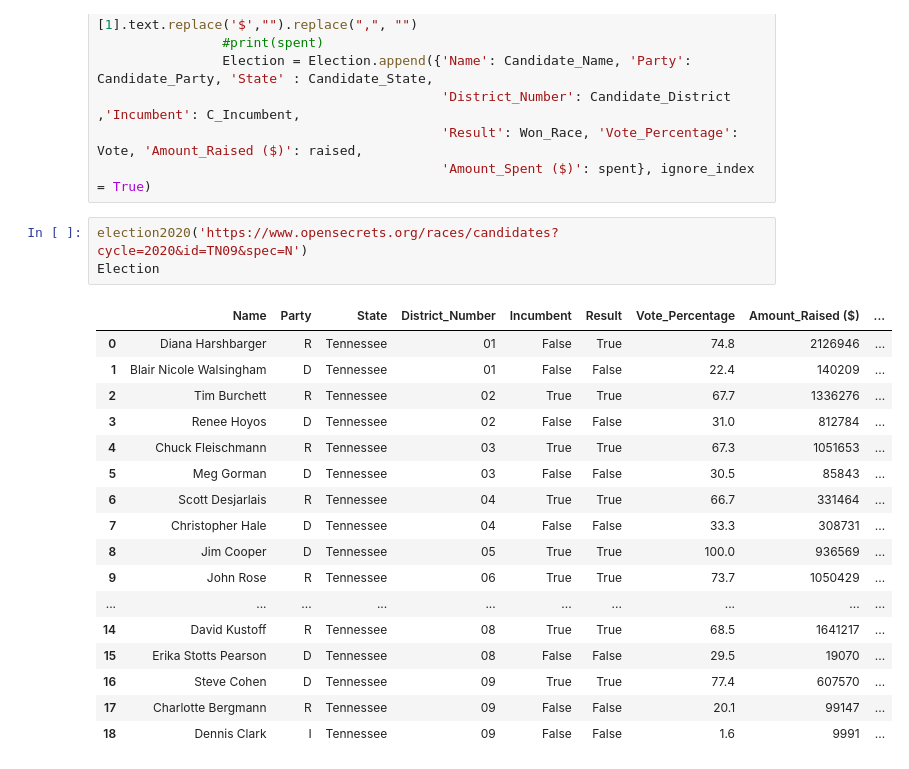
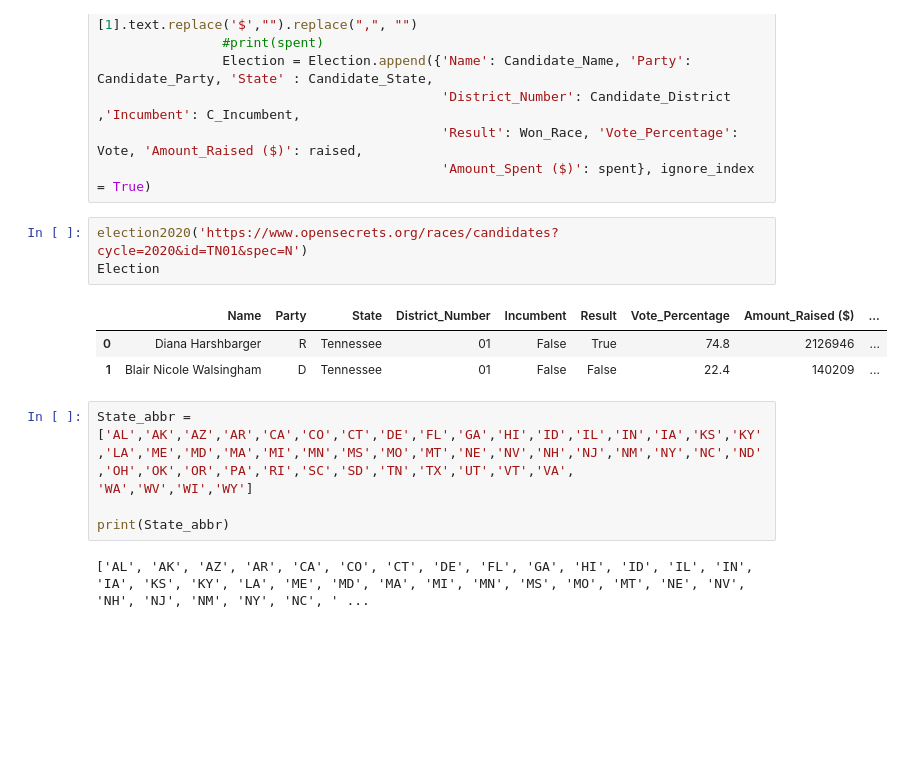
Before and after one commit to ashamaheshwari/webscraping_open_secrets-twix, a Jupyter notebook: AM_webscraping_open_secrets.ipynb, the cells around one changed output. Cells and saved outputs as stored; diff of their text form; blank space fills up the shorter version.

```diff
--- a/AM_webscraping_open_secrets.ipynb
+++ b/AM_webscraping_open_secrets.ipynb
@@ -106,25 +106,18 @@ def election2020(URL):
                                             'Result': Won_Race, 'Vote_Percentage': Vote, 'Amount_Raised ($)': raised,
                                             'Amount_Spent ($)': spent}, ignore_index = True)
 # %%
-election2020('https://www.opensecrets.org/races/candidates?cycle=2020&id=TN09&spec=N')
+election2020('https://www.opensecrets.org/races/candidates?cycle=2020&id=TN01&spec=N')
 Election
 # %% [output]
 |  | Name | Party | State | District_Number | Incumbent | Result | Vote_Percentage | Amount_Raised ($) | ... |
 | 0 | Diana Harshbarger | R | Tennessee | 01 | False | True | 74.8 | 2126946 | ... |
 | 1 | Blair Nicole Walsingham | D | Tennessee | 01 | False | False | 22.4 | 140209 | ... |
-| 2 | Tim Burchett | R | Tennessee | 02 | True | True | 67.7 | 1336276 | ... |
-| 3 | Renee Hoyos | D | Tennessee | 02 | False | False | 31.0 | 812784 | ... |
-| 4 | Chuck Fleischmann | R | Tennessee | 03 | True | True | 67.3 | 1051653 | ... |
-| 5 | Meg Gorman | D | Tennessee | 03 | False | False | 30.5 | 85843 | ... |
-| 6 | Scott Desjarlais | R | Tennessee | 04 | True | True | 66.7 | 331464 | ... |
-| 7 | Christopher Hale | D | Tennessee | 04 | False | False | 33.3 | 308731 | ... |
-| 8 | Jim Cooper | D | Tennessee | 05 | True | True | 100.0 | 936569 | ... |
-| 9 | John Rose | R | Tennessee | 06 | True | True | 73.7 | 1050429 | ... |
-| ... | ... | ... | ... | ... | ... | ... | ... | ... | ... |
-| 14 | David Kustoff | R | Tennessee | 08 | True | True | 68.5 | 1641217 | ... |
-| 15 | Erika Stotts Pearson | D | Tennessee | 08 | False | False | 29.5 | 19070 | ... |
-| 16 | Steve Cohen | D | Tennessee | 09 | True | True | 77.4 | 607570 | ... |
-| 17 | Charlotte Bergmann | R | Tennessee | 09 | False | False | 20.1 | 99147 | ... |
-| 18 | Dennis Clark | I | Tennessee | 09 | False | False | 1.6 | 9991 | ... |
+# %%
+State_abbr = ['AL','AK','AZ','AR','CA','CO','CT','DE','FL','GA','HI','ID','IL','IN','IA','KS','KY','LA','ME','MD','MA','MI','MN','MS','MO','MT','NE','NV','NH','NJ','NM','NY','NC','ND','OH','OK','OR','PA','RI','SC','SD','TN','TX','UT','VT','VA',
+'WA','WV','WI','WY']
+
+print(State_abbr)
+# %% [output]
+['AL', 'AK', 'AZ', 'AR', 'CA', 'CO', 'CT', 'DE', 'FL', 'GA', 'HI', 'ID', 'IL', 'IN', 'IA', 'KS', 'KY', 'LA', 'ME', 'MD', 'MA', 'MI', 'MN', 'MS', 'MO', 'MT', 'NE', 'NV', 'NH', 'NJ', 'NM', 'NY', 'NC', ' ...
 # %%
 StateRepURL = 'https://www.britannica.com/topic/United-States-House-of-Representatives-Seats-by-State-1787120'
```
Also changed, not shown: parts of 2 cells of this notebook.
